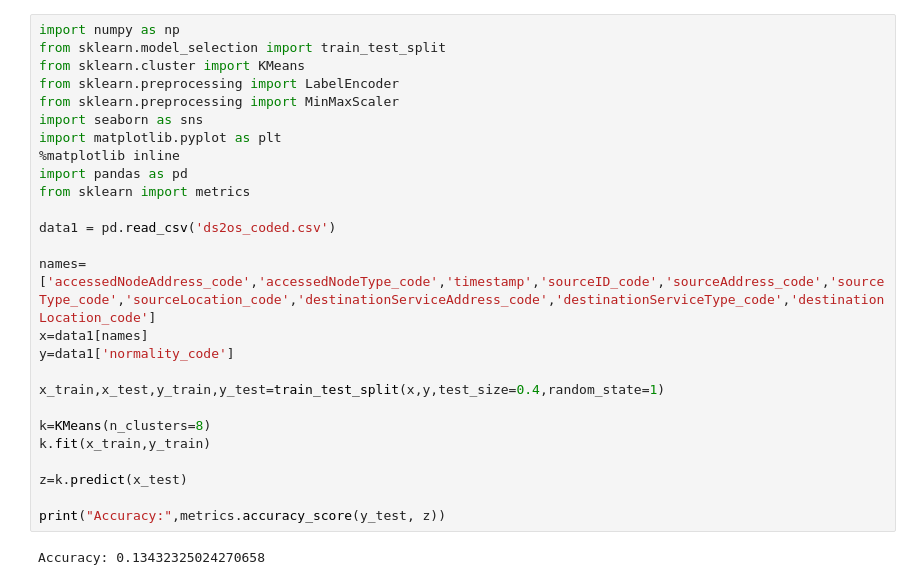
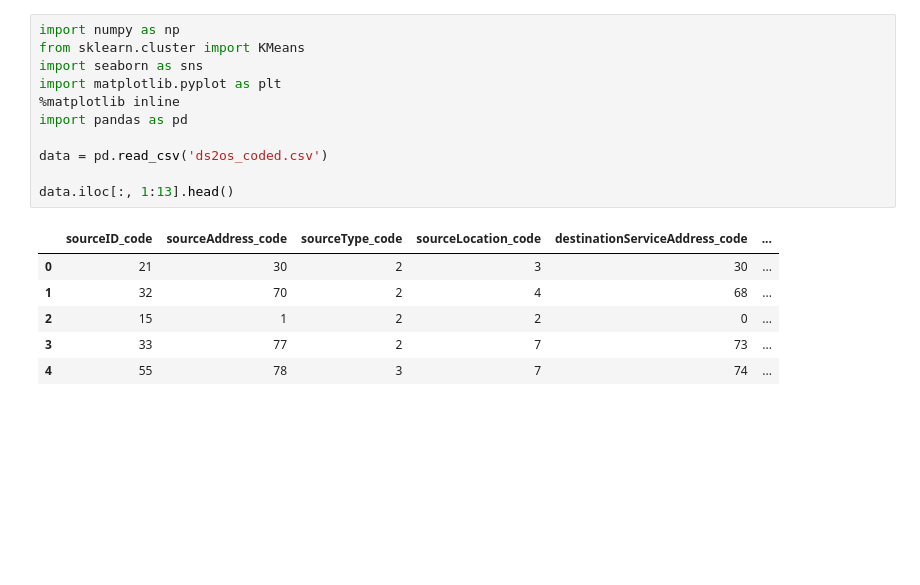
Before and after one commit to rhish9h/mini-project-ds2os-ids, a Jupyter notebook: kmeans1.ipynb, the cells around one changed output. Drawn from its saved outputs; the diff is of its cells as text; blank space fills up the shorter version.

```diff
--- a/kmeans1.ipynb
+++ b/kmeans1.ipynb
@@ -1,28 +1,18 @@
-# %%
-import numpy as np
-from sklearn.model_selection import train_test_split
-from sklearn.cluster import KMeans
-from sklearn.preprocessing import LabelEncoder
-from sklearn.preprocessing import MinMaxScaler
-import seaborn as sns
-import matplotlib.pyplot as plt
-%matplotlib inline
-import pandas as pd
-from sklearn import metrics
-
-data1 = pd.read_csv('ds2os_coded.csv')
-
-names=['accessedNodeAddress_code','accessedNodeType_code','timestamp','sourceID_code','sourceAddress_code','sourceType_code','sourceLocation_code','destinationServiceAddress_code','destinationServiceType_code','destinationLocation_code']
-x=data1[names]
-y=data1['normality_code']
-
-x_train,x_test,y_train,y_test=train_test_split(x,y,test_size=0.4,random_state=1)
-
-k=KMeans(n_clusters=8)
-k.fit(x_train,y_train)
-
-z=k.predict(x_test)
-
-print("Accuracy:",metrics.accuracy_score(y_test, z))
-# %% [output]
-Accuracy: 0.13432325024270658
+# %%
+import numpy as np
+from sklearn.cluster import KMeans
+import seaborn as sns
+import matplotlib.pyplot as plt
+%matplotlib inline
+import pandas as pd
+
+data = pd.read_csv('ds2os_coded.csv')
+
+data.iloc[:, 1:13].head()
+# %% [output]
+|  | sourceID_code | sourceAddress_code | sourceType_code | sourceLocation_code | destinationServiceAddress_code | ... |
+| 0 | 21 | 30 | 2 | 3 | 30 | ... |
+| 1 | 32 | 70 | 2 | 4 | 68 | ... |
+| 2 | 15 | 1 | 2 | 2 | 0 | ... |
+| 3 | 33 | 77 | 2 | 7 | 73 | ... |
+| 4 | 55 | 78 | 3 | 7 | 74 | ... |
```
Also changed, not shown: parts of 3 cells of this notebook, 14 other files.
